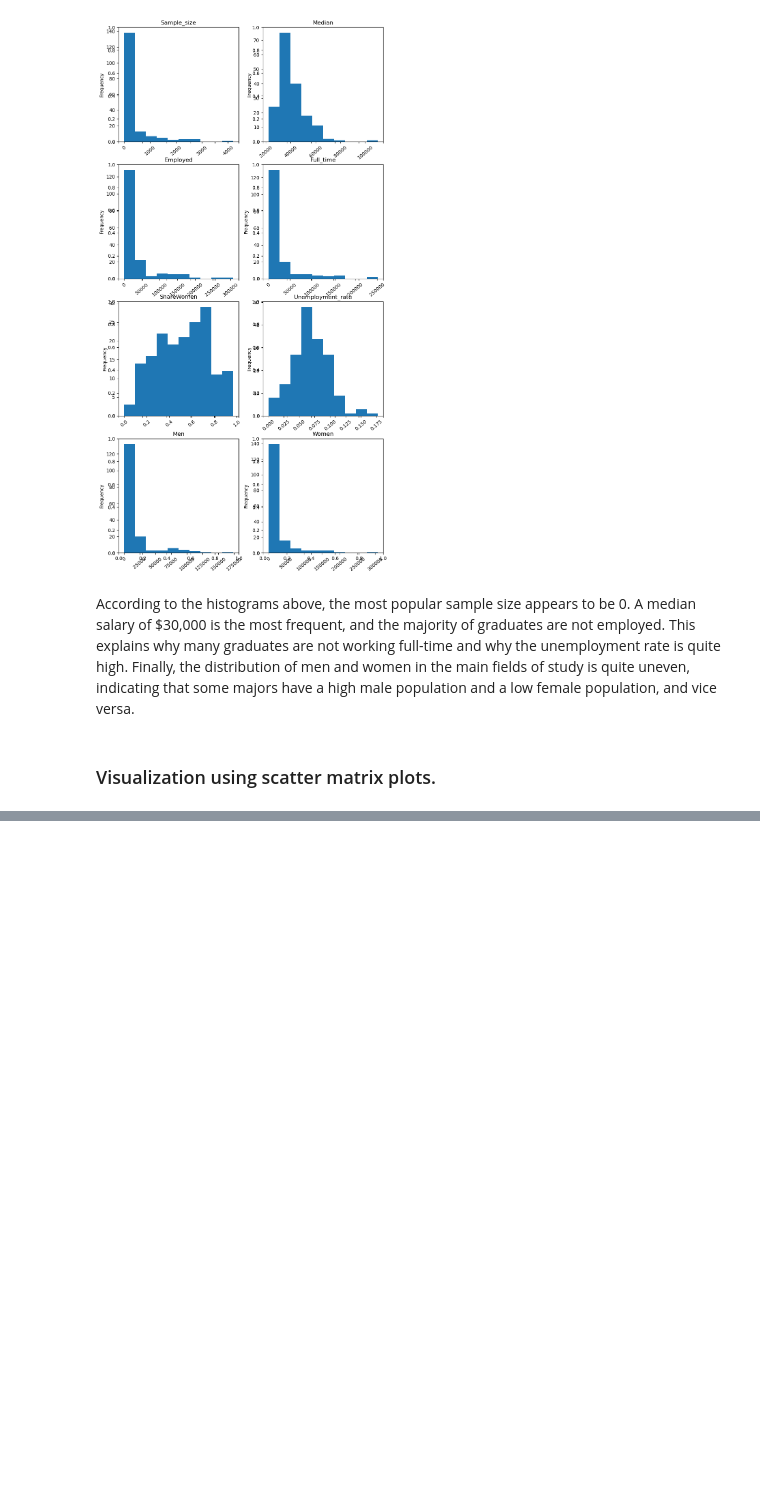
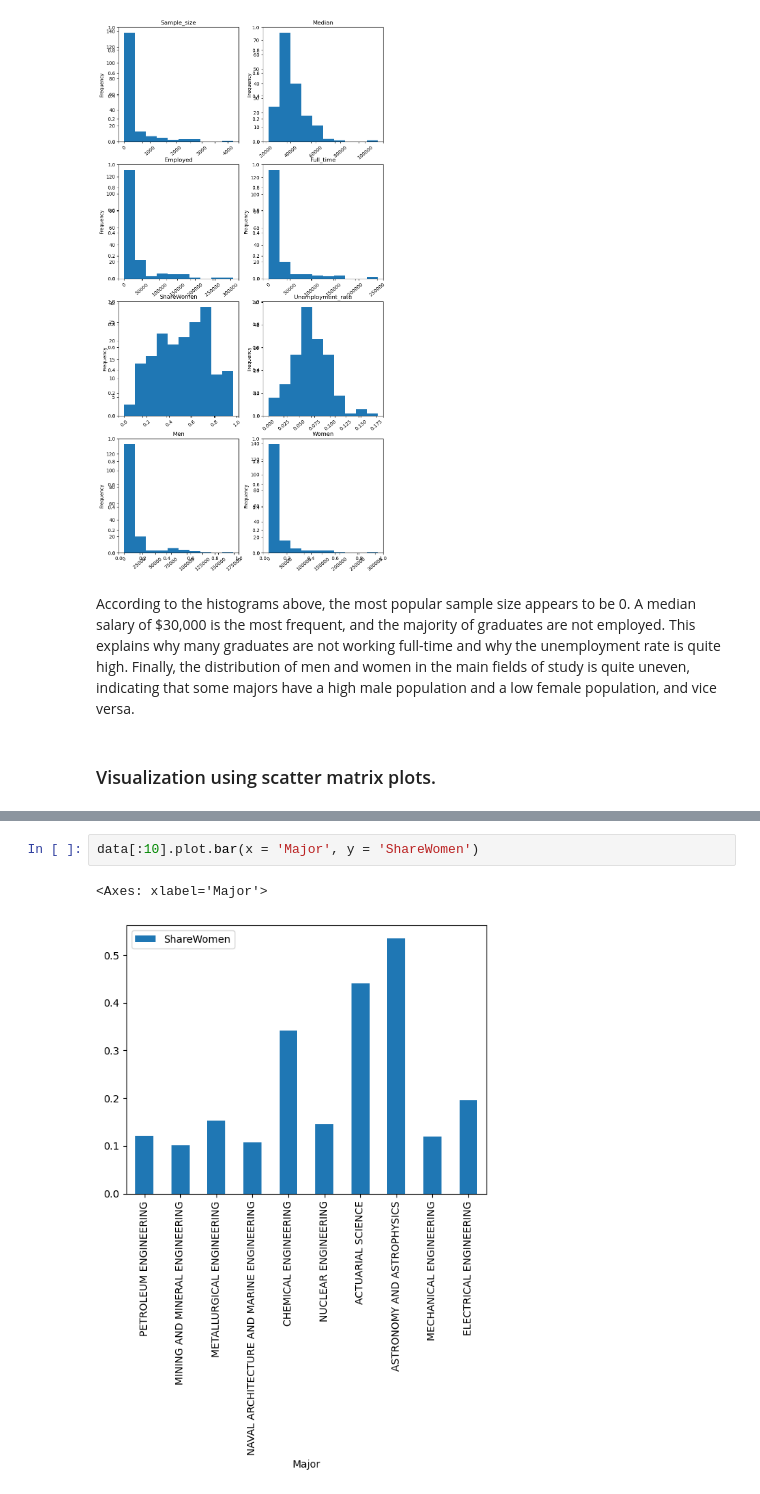
Before and after one commit to Nimaga95/Data_Science_Project-1, a Jupyter notebook: data_exploratory.ipynb, the cells around one changed output, grey strips where cells are left out. Drawn from its saved outputs; the diff is of its cells as text; blank space fills up the shorter version.

```diff
--- a/data_exploratory.ipynb
+++ b/data_exploratory.ipynb
@@ -153,0 +156,5 @@ SyntaxError: invalid syntax (3164866137.py, line 1)
+# %%
+data[:10].plot.bar(x = 'Major', y = 'ShareWomen')
+# %% [output]
+<Axes: xlabel='Major'>
+[figure, added]
```
Also changed, not shown: parts of 1 cell of this notebook.
